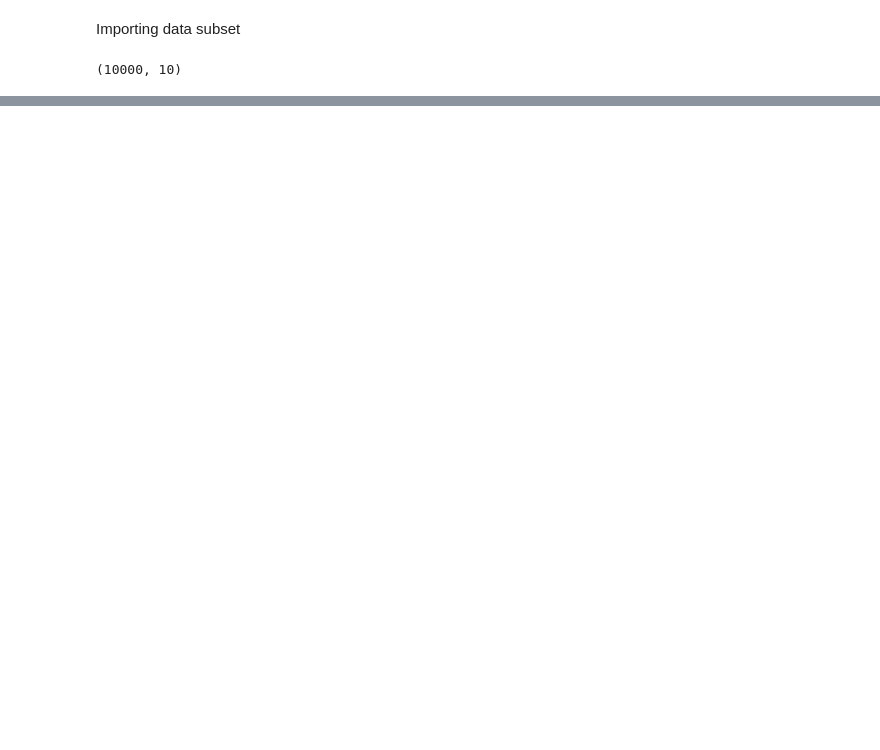
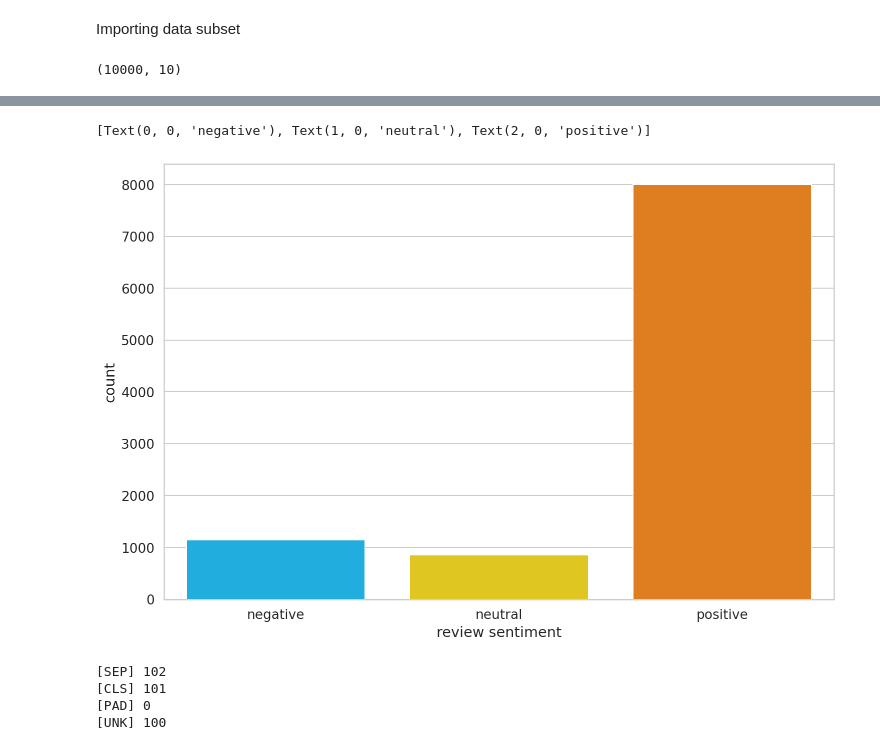
Before and after one commit to KaneEgan/cs39aa_project, a Jupyter notebook: amazon-book-reviews-with-bert.ipynb, the cells around one changed output, grey strips where cells are left out. Drawn from its saved outputs; the diff is of its cells as text; code cells hidden in the pictures; blank space fills up the shorter version.

```diff
--- a/amazon-book-reviews-with-bert.ipynb
+++ b/amazon-book-reviews-with-bert.ipynb
@@ -53,0 +105,25 @@ df_test.shape: (4000, 10)
+# %%
+# Function to convert score to sentiment
+def to_sentiment(rating):
+
+    rating = int(rating)
+
+    # Convert to class
+    if rating <= 2:
+        return 0
+    elif rating == 3:
+        return 1
+    else:
+        return 2
+
+# Apply to the dataset
+df['sentiment'] = df['review/score'].apply(to_sentiment)
+# %%
+# Plot the distribution
+class_names = ['negative', 'neutral', 'positive']
+ax = sns.countplot(df.sentiment)
+plt.xlabel('review sentiment')
+ax.set_xticklabels(class_names)
+# %% [output]
+[Text(0, 0, 'negative'), Text(1, 0, 'neutral'), Text(2, 0, 'positive')]
+[figure, added]
@@ -53,0 +136,11 @@ df_test.shape: (4000, 10)
+# %%
+# Some of the common BERT tokens
+print(tokenizer.sep_token, tokenizer.sep_token_id) # marker for ending of a sentence
+print(tokenizer.cls_token, tokenizer.cls_token_id) # start of each sentence, so BERT knows we’re doing classification
+print(tokenizer.pad_token, tokenizer.pad_token_id) # special token for padding
+print(tokenizer.unk_token, tokenizer.unk_token_id) # tokens not found in training set
+# %% [output]
+[SEP] 102
+[CLS] 101
+[PAD] 0
+[UNK] 100
```
Also changed, not shown: parts of 26 cells of this notebook.
